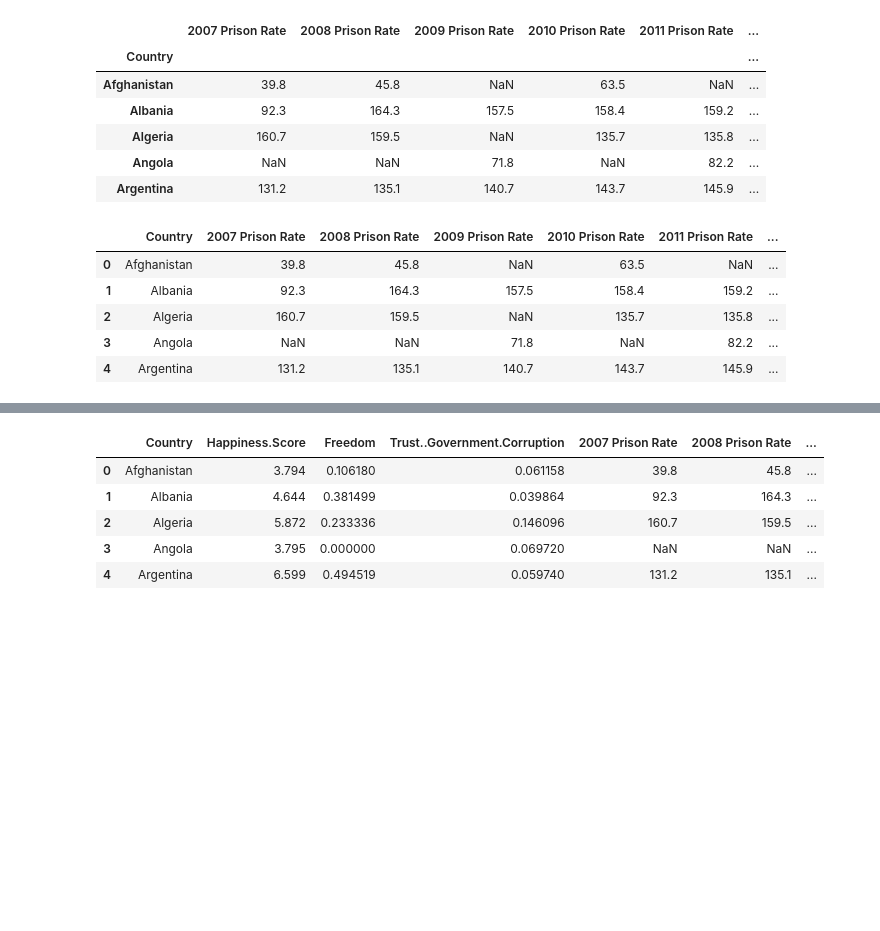
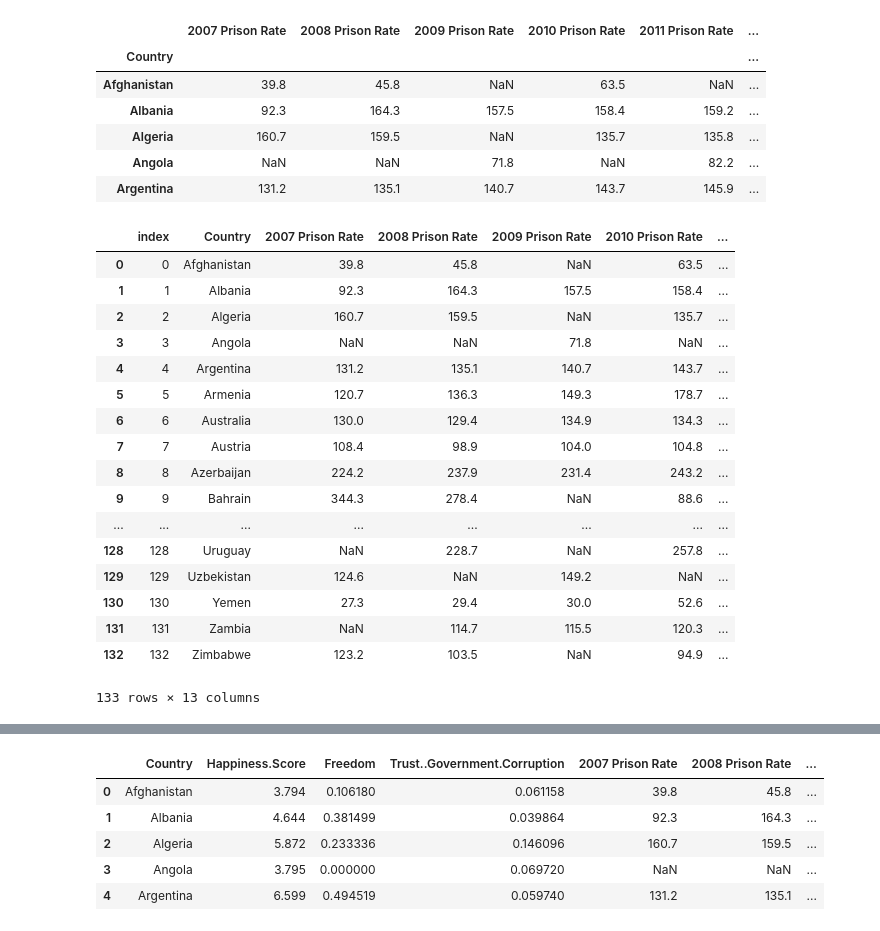
Before and after one commit to beaubatchelor/Health-Lookup-Linking, a Jupyter notebook: International Prison data.ipynb, the cells around one changed output, grey strips where cells are left out. Drawn from its saved outputs; the diff is of its cells as text; code cells hidden in the pictures; blank space fills up the shorter version.

```diff
--- a/International Prison data.ipynb
+++ b/International Prison data.ipynb
@@ -123,16 +135,28 @@ prison_rate_df.head()
 # %%
 # Calculate the average Prison rate for each country from 2007-2016
 prison_rate_average = round(prison_rate_df.mean(axis=1),1)
 prison_rate_df['Prison Rate Average']= prison_rate_average
 prison_rate_df = pd.DataFrame(prison_rate_df).reset_index()
-prison_rate_df.head()
+prison_rate_df.head(200)
 # %% [output]
-|  | Country | 2007 Prison Rate | 2008 Prison Rate | 2009 Prison Rate | 2010 Prison Rate | 2011 Prison Rate | ... |
-| 0 | Afghanistan | 39.8 | 45.8 | NaN | 63.5 | NaN | ... |
-| 1 | Albania | 92.3 | 164.3 | 157.5 | 158.4 | 159.2 | ... |
-| 2 | Algeria | 160.7 | 159.5 | NaN | 135.7 | 135.8 | ... |
-| 3 | Angola | NaN | NaN | 71.8 | NaN | 82.2 | ... |
-| 4 | Argentina | 131.2 | 135.1 | 140.7 | 143.7 | 145.9 | ... |
+|  | index | Country | 2007 Prison Rate | 2008 Prison Rate | 2009 Prison Rate | 2010 Prison Rate | ... |
+| 0 | 0 | Afghanistan | 39.8 | 45.8 | NaN | 63.5 | ... |
+| 1 | 1 | Albania | 92.3 | 164.3 | 157.5 | 158.4 | ... |
+| 2 | 2 | Algeria | 160.7 | 159.5 | NaN | 135.7 | ... |
+| 3 | 3 | Angola | NaN | NaN | 71.8 | NaN | ... |
+| 4 | 4 | Argentina | 131.2 | 135.1 | 140.7 | 143.7 | ... |
+| 5 | 5 | Armenia | 120.7 | 136.3 | 149.3 | 178.7 | ... |
+| 6 | 6 | Australia | 130.0 | 129.4 | 134.9 | 134.3 | ... |
+| 7 | 7 | Austria | 108.4 | 98.9 | 104.0 | 104.8 | ... |
+| 8 | 8 | Azerbaijan | 224.2 | 237.9 | 231.4 | 243.2 | ... |
+| 9 | 9 | Bahrain | 344.3 | 278.4 | NaN | 88.6 | ... |
+| ... | ... | ... | ... | ... | ... | ... | ... |
+| 128 | 128 | Uruguay | NaN | 228.7 | NaN | 257.8 | ... |
+| 129 | 129 | Uzbekistan | 124.6 | NaN | 149.2 | NaN | ... |
+| 130 | 130 | Yemen | 27.3 | 29.4 | 30.0 | 52.6 | ... |
+| 131 | 131 | Zambia | NaN | 114.7 | 115.5 | 120.3 | ... |
+| 132 | 132 | Zimbabwe | 123.2 | 103.5 | NaN | 94.9 | ... |
+133 rows × 13 columns
 # %%
 # Incorporate the other graph properties
 plt.figure(figsize=(8,5))
```
Also changed, not shown: parts of 3 cells of this notebook, 3 other files.
